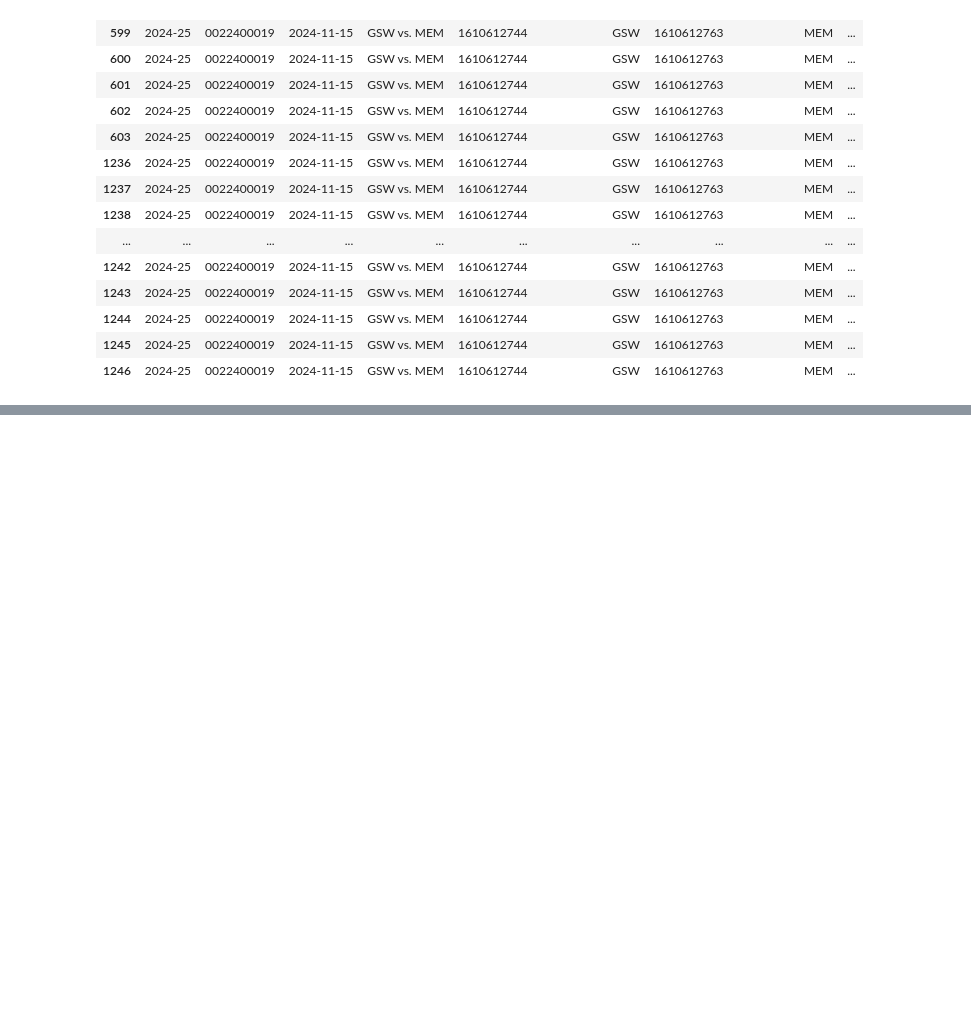
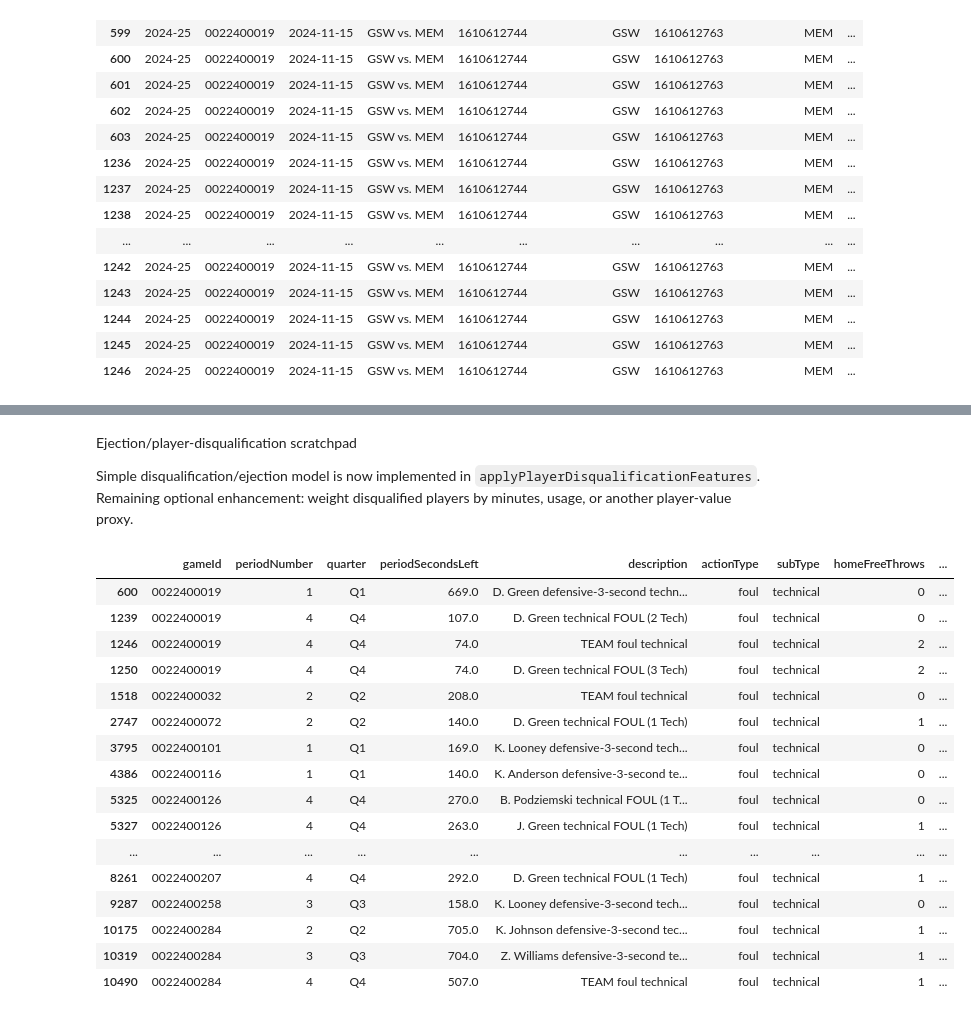
Before and after one commit to mouchatt6/BSA-Basketball-Game-State-Probability-Model, a Jupyter notebook: data/data_test_24_25.ipynb, the cells around one changed output, grey strips where cells are left out. Saved outputs shown, nothing was run; the diff lists cells and outputs as text; code cells hidden in the pictures; blank space fills up the shorter version.

```diff
--- a/data/data_test_24_25.ipynb
+++ b/data/data_test_24_25.ipynb
@@ -743,0 +1876,36 @@ Check for flagrant 2 instances
+# %% [markdown]
+Ejection/player-disqualification scratchpad
+
+Simple disqualification/ejection model is now implemented in `applyPlayerDisqualificationFeatures`. Remaining optional enhancement: weight disqualified players by minutes, usage, or another player-value proxy.
+# %%
+
+tech_fouls = gsw_pbp_24_25[
+    gsw_pbp_24_25["subType"] == "technical"
+]
+
+tech_foul_cols = [
+    "gameId", "periodNumber", "quarter", "periodSecondsLeft", "description",
+    "actionType", "subType",
+    "homeFreeThrows", "awayFreeThrows",
+    "actionTeamSide", "possession"
+]
+
+tech_fouls[[c for c in tech_foul_cols if c in tech_fouls.columns]].head(20)
+# %% [output]
+|  | gameId | periodNumber | quarter | periodSecondsLeft | description | actionType | subType | homeFreeThrows | ... |
+| 600 | 0022400019 | 1 | Q1 | 669.0 | D. Green defensive-3-second techn... | foul | technical | 0 | ... |
+| 1239 | 0022400019 | 4 | Q4 | 107.0 | D. Green technical FOUL (2 Tech) | foul | technical | 0 | ... |
+| 1246 | 0022400019 | 4 | Q4 | 74.0 | TEAM foul technical | foul | technical | 2 | ... |
+| 1250 | 0022400019 | 4 | Q4 | 74.0 | D. Green technical FOUL (3 Tech) | foul | technical | 2 | ... |
+| 1518 | 0022400032 | 2 | Q2 | 208.0 | TEAM foul technical | foul | technical | 0 | ... |
+| 2747 | 0022400072 | 2 | Q2 | 140.0 | D. Green technical FOUL (1 Tech) | foul | technical | 1 | ... |
+| 3795 | 0022400101 | 1 | Q1 | 169.0 | K. Looney defensive-3-second tech... | foul | technical | 0 | ... |
+| 4386 | 0022400116 | 1 | Q1 | 140.0 | K. Anderson defensive-3-second te... | foul | technical | 0 | ... |
+| 5325 | 0022400126 | 4 | Q4 | 270.0 | B. Podziemski technical FOUL (1 T... | foul | technical | 0 | ... |
+| 5327 | 0022400126 | 4 | Q4 | 263.0 | J. Green technical FOUL (1 Tech) | foul | technical | 1 | ... |
+| ... | ... | ... | ... | ... | ... | ... | ... | ... | ... |
+| 8261 | 0022400207 | 4 | Q4 | 292.0 | D. Green technical FOUL (1 Tech) | foul | technical | 1 | ... |
+| 9287 | 0022400258 | 3 | Q3 | 158.0 | K. Looney defensive-3-second tech... | foul | technical | 0 | ... |
+| 10175 | 0022400284 | 2 | Q2 | 705.0 | K. Johnson defensive-3-second tec... | foul | technical | 1 | ... |
+| 10319 | 0022400284 | 3 | Q3 | 704.0 | Z. Williams defensive-3-second te... | foul | technical | 1 | ... |
+| 10490 | 0022400284 | 4 | Q4 | 507.0 | TEAM foul technical | foul | technical | 1 | ... |
```
Also changed, not shown: parts of 20 cells of this notebook.
